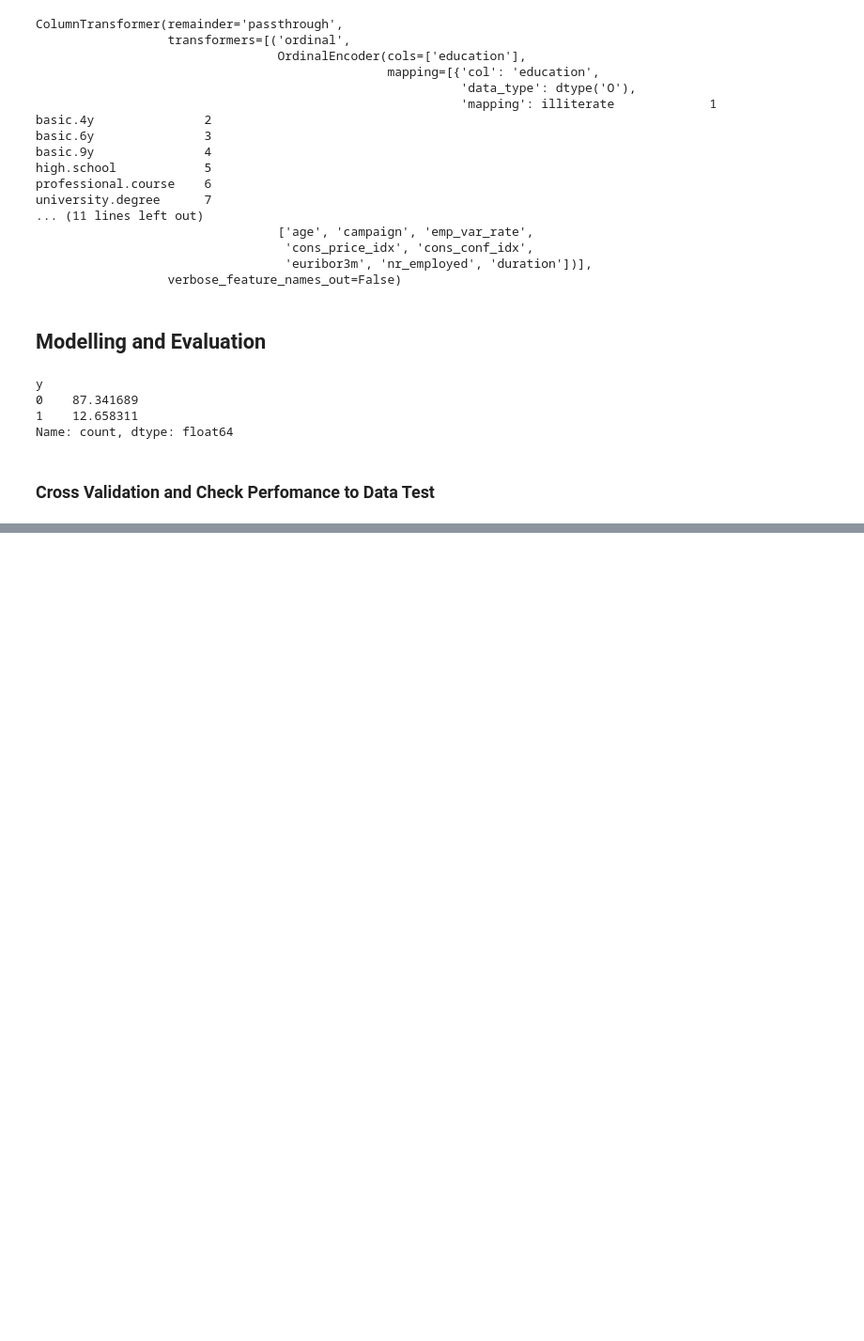
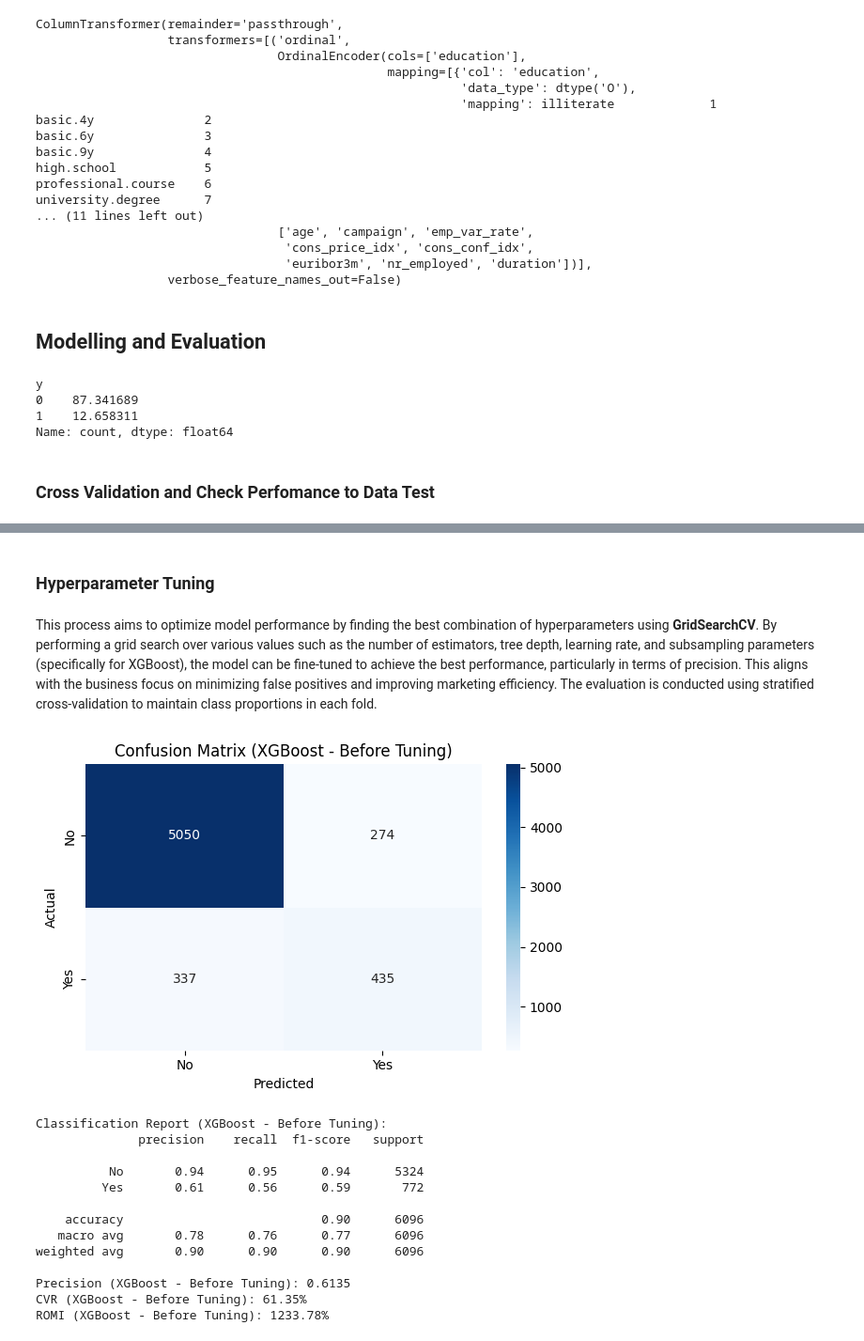
Before and after one commit to Stefanuswilfrid/bank-telemarketing-predictive-model, a Jupyter notebook: Notebook/Bank_Telemarketing_Modeling_ML.ipynb, the cells around one changed output, grey strips where cells are left out. Shown at 94% size. Saved outputs shown, nothing was run; the diff lists cells and outputs as text; code cells hidden in the pictures; blank space fills up the shorter version.

Commit message:
save model

```diff
--- a/Notebook/Bank_Telemarketing_Modeling_ML.ipynb
+++ b/Notebook/Bank_Telemarketing_Modeling_ML.ipynb
@@ -158,0 +445,58 @@ sampling_strategies = {
+# %% [markdown]
+### **Hyperparameter Tuning**
+# %% [markdown]
+This process aims to optimize model performance by finding the best combination of hyperparameters using **GridSearchCV**. By performing a grid search over various values such as the number of estimators, tree depth, learning rate, and subsampling parameters (specifically for XGBoost), the model can be fine-tuned to achieve the best performance, particularly in terms of precision. This aligns with the business focus on minimizing false positives and improving marketing efficiency. The evaluation is conducted using stratified cross-validation to maintain class proportions in each fold.
+# %%
+# Baseline XGBoost model (without tuning)
+xgb_base = XGBClassifier(random_state=42)
+
+# Pipeline
+baseline_xgb_pipeline = Pipeline([
+    ("preprocessing", transformer),
+    ("modeling", xgb_base)
+])
+
+# Fit
+baseline_xgb_pipeline.fit(X_train, y_train)
+
+# Predict
+y_pred_xgb_before = baseline_xgb_pipeline.predict(X_test)
+
+# Confusion Matrix
+cm_xgb_before = confusion_matrix(y_test, y_pred_xgb_before)
+plt.figure(figsize=(6, 4))
+sns.heatmap(cm_xgb_before, annot=True, fmt='d', cmap='Blues', xticklabels=['No', 'Yes'], yticklabels=['No', 'Yes'])
+plt.xlabel('Predicted')
+plt.ylabel('Actual')
+plt.title('Confusion Matrix (XGBoost - Before Tuning)')
+plt.tight_layout()
+plt.show()
+
+# Classification Report
+print("\nClassification Report (XGBoost - Before Tuning):")
+print(classification_report(y_test, y_pred_xgb_before, target_names=['No', 'Yes']))
+
+# Precision
+precision_xgb_before = precision_score(y_test, y_pred_xgb_before)
+print(f"Precision (XGBoost - Before Tuning): {precision_xgb_before:.4f}")
+
+# Addition: CVR dan ROMI
+cvr_xgb_before = calc_cvr(y_test, y_pred_xgb_before)
+romi_xgb_before = calc_romi(y_test, y_pred_xgb_before)
+print(f"CVR (XGBoost - Before Tuning): {cvr_xgb_before:.2f}%")
+print(f"ROMI (XGBoost - Before Tuning): {romi_xgb_before:.2f}%")
+# %% [output]
+[figure, added]
+Classification Report (XGBoost - Before Tuning):
+              precision    recall  f1-score   support
+
+          No       0.94      0.95      0.94      5324
+         Yes       0.61      0.56      0.59       772
+
+    accuracy                           0.90      6096
+   macro avg       0.78      0.76      0.77      6096
+weighted avg       0.90      0.90      0.90      6096
+
+Precision (XGBoost - Before Tuning): 0.6135
+CVR (XGBoost - Before Tuning): 61.35%
+ROMI (XGBoost - Before Tuning): 1233.78%
```
Also changed, not shown: parts of 11 cells of this notebook, 2 other files.
